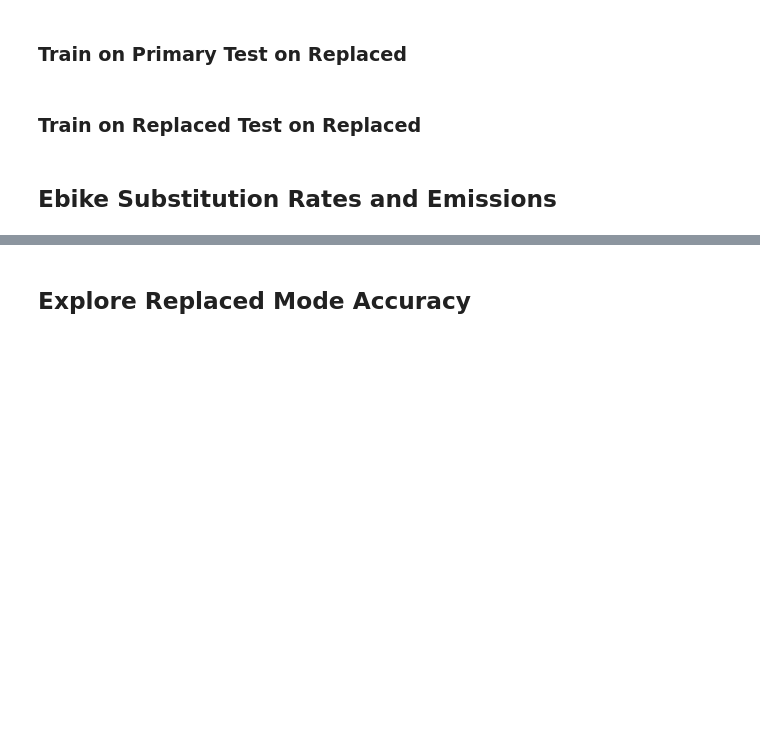
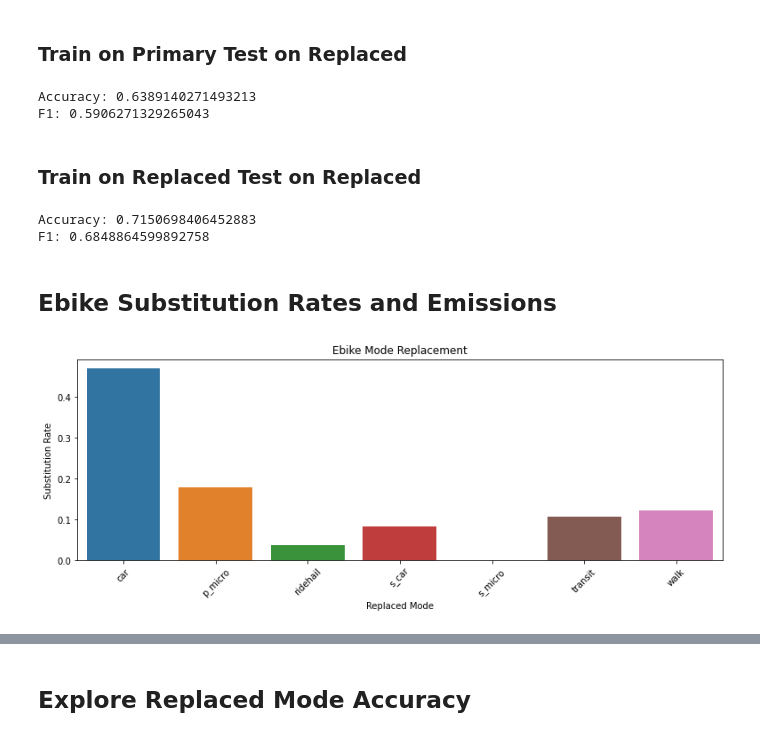
Before and after one commit to e-mission/em-public-dashboard, a Jupyter notebook: viz_scripts/biogeme_test.ipynb, the cells around one changed output, grey strips where cells are left out. Drawn from its saved outputs; the diff is of its cells as text; code cells hidden in the pictures; blank space fills up the shorter version.

```diff
--- a/viz_scripts/biogeme_test.ipynb
+++ b/viz_scripts/biogeme_test.ipynb
@@ -2,8 +2,8 @@
 year = None
 month = None
 program = "prepilot"
-include_replaced_modes_as_valid = False # Flip this when we want to get results versus generate the replaced_mode correction graphs
-input_dataset = "ONLY_SENSED" # "ONLY_LABELED", "ONLY_SENSED" or "BEST_AVAILABLE" for sensitivity analysis
+include_replaced_modes_as_valid = True # Flip this when we want to get results versus generate the replaced_mode correction graphs
+input_dataset = "ONLY_LABELED" # "ONLY_LABELED", "ONLY_SENSED" or "BEST_AVAILABLE" for sensitivity analysis
 LABEL_ASSIST_THRESHOLD = 0.3
 # %%
 from collections import defaultdict
@@ -291,6 +541,10 @@ expanded_ct.columns
 # %%
 # Select variables of interest from complete OpenPATH data
 data = expanded_ct[['Mode_confirm','Replaced_mode','replaced_mode','Trip_purpose','duration','distance_miles','start_local_dt_weekday','available_modes','AGE','HHINC','VEH','HHSIZE','CHILDREN','GENDER','STUDENT','user_id','start_local_dt_year','start_local_dt_month','start_local_dt_day']].copy()
+
+# Add non-label category
+expanded_ct['replaced_mode'] = expanded_ct['replaced_mode'].fillna('Unlabeled')
+expanded_ct.loc[expanded_ct['replaced_mode'] == 'Unlabeled', 'Replaced_mode'] = "Unlabeled"
 
 # Get timestamp from known year/month/day aggregated to days
 data.rename(columns={'start_local_dt_year':'year','start_local_dt_month':'month','start_local_dt_day':'day'}, inplace=True)
@@ -408,7 +662,6 @@ def add_mode_availability(data, availability_codes, availability_col, choice_col
                 continue
             options = [availability_codes[x] for x in available.split(';')]
             # Chosen mode must be in the available modes list, if mode was chosen it is assumed available
-            # SWAP THIS LINE TO INCLUDE REPLACED MODE IN THE CHOICE SET (FOR VISUALS AT END)
             if include_replaced_modes_as_valid:
                 mode_check = lambda mode: mode in options or mode==choice_list[i] or mode==replaced_list[i]
             else:
@@ -464,7 +717,8 @@ data.Replaced_mode = pd.Categorical(data.Replaced_mode,
                                         'walk',
                                         'ebike',
                                         'Other',
-                                        'No Travel'])
+                                        'No Travel',
+                                        'Unlabeled'])
 
 # Convert categorical variables to numeric
 cat_columns = data.select_dtypes(['object','category']).columns
@@ -486,15 +776,14 @@ df_non_ebike = data[~data['Mode_confirm'].isin([7])]
 
 # Also set up a dataset of only ebike (for then testing replaced mode since it is mode of interest)
 df_ebike = data[data['Mode_confirm'].isin([7])]
-df_ebike = df_ebike[~df_ebike['Replaced_mode'].isin([-1,7,8,9])] # No label, ebike, new trip, other respectively
+df_ebike = df_ebike[~df_ebike['Replaced_mode'].isin([7,8,9,10])]
 
 # Also set up a dataset of ebike including unlabeled replacement/new trips (for final labeling/emissions analysis)
 df_ebike_no_rep = data[data['Mode_confirm'].isin([7])]
+df_ebike_no_rep = df_ebike_no_rep[~df_ebike_no_rep['Replaced_mode'].isin([7,8,9])]
 
 # Set up K-fold cross validation
 kf = KFold(n_splits=10)
-
-# df_train, df_test = train_test_split(df_non_ebike, test_size=0.1)
 # %% [markdown]
 # Random Forest Classifier
 # %%
@@ -944,9 +1312,9 @@ for train_index, test_index in kf.split(df_non_ebike.values):
 
 print(f"Accuracy: {np.mean(accuracy)}")
 print(f"F1: {np.mean(f1)}")
-
-# Use the parameters from this model for final labeling
-keep_betas = betas
+# %% [output]
+Accuracy: 0.6389140271493213
+F1: 0.5906271329265043
 # %% [markdown]
 ### Train on Replaced Test on Replaced
 # %%
@@ -1092,13 +1460,27 @@ for train_index, test_index in kf.split(df_ebike.values):
 
 print(f"Accuracy: {np.mean(accuracy)}")
 print(f"F1: {np.mean(f1)}")
+# %% [output]
+Accuracy: 0.7150698406452883
+F1: 0.6848864599892758
 # %% [markdown]
 ## Ebike Substitution Rates and Emissions
 # %%
 df_analysis = df_ebike.copy()
 
 # Relabel with original mode names for plotting
 for mode in av:
     mode_text = '_'.join(str(av[mode]).split('_')[1:])
     df_analysis['Replaced_mode'] = df_analysis['Replaced_mode'].replace(mode,mode_text)
+
+# Substitution rate of ebike trips not including new trips
+plot_data = df_analysis.groupby(['Replaced_mode']).count()[['Mode_confirm']].reset_index()
+plot_data['subst_rate'] = plot_data['Mode_confirm'] / sum(plot_data['Mode_confirm'])
+
+fig, ax = plt.subplots(figsize=(13,5))
+sns.barplot(ax=ax, data=plot_data, x='Replaced_mode', y='subst_rate').set(title='Ebike Mode Replacement', xlabel='Replaced Mode', ylabel='Substitution Rate')
+plt.xticks(rotation=45)
+plt.subplots_adjust(bottom=0.25)
+# %% [output]
+[figure, added]
 # %%
```
Also changed, not shown: parts of 41 cells of this notebook.
